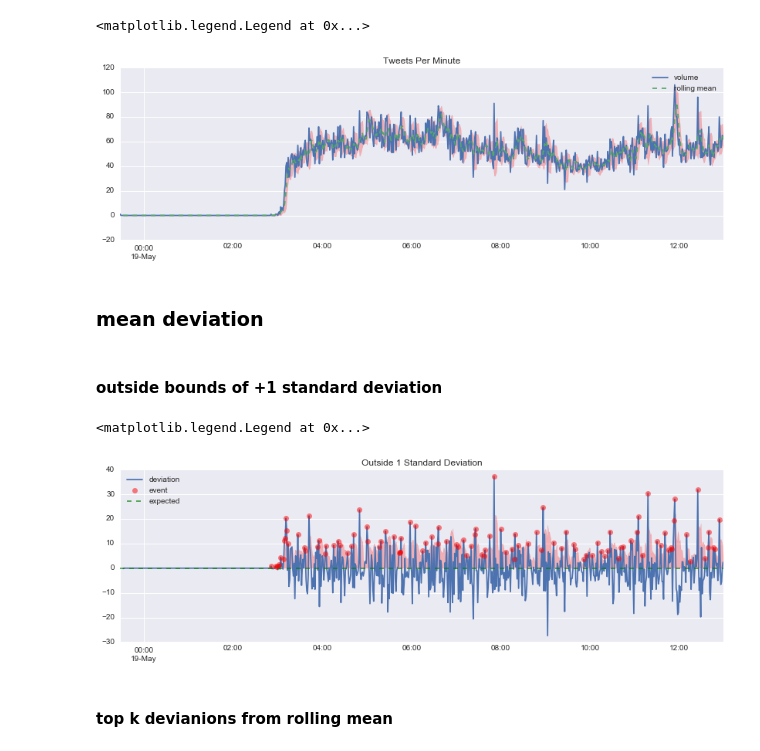
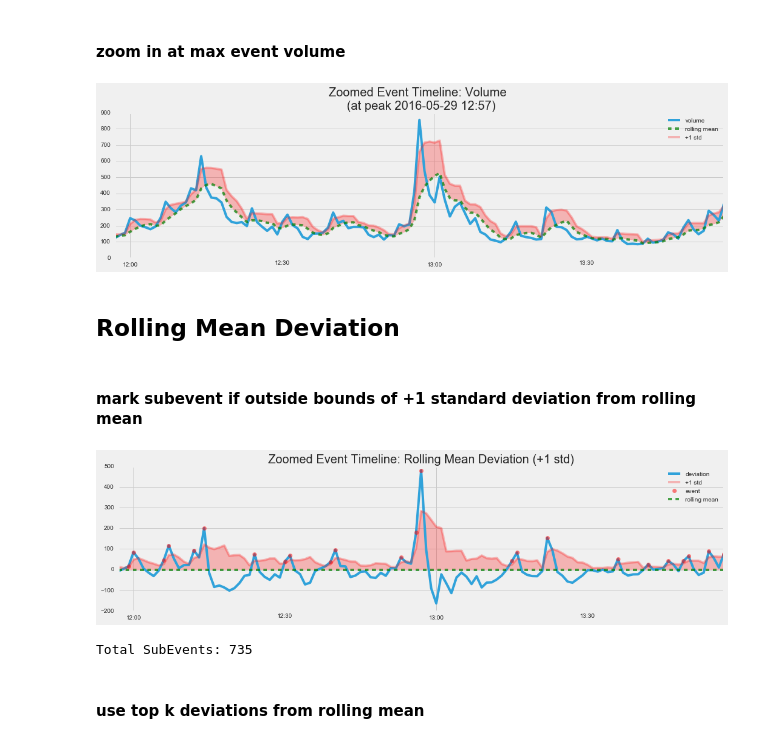
Before and after one commit to knanne/vu_msc_tweetsumm, a Jupyter notebook: final/2_event_detection.ipynb, the cells around one changed output. Saved outputs shown, nothing was run; the diff lists cells and outputs as text; code cells hidden in the pictures.

```diff
--- a/final/2_event_detection.ipynb
+++ b/final/2_event_detection.ipynb
@@ -23,0 +43,3 @@ from sklearn.metrics.pairwise import pairwise_distances
+# %%
+event_name = input('Enter Event Name: ')
+event_filename = re.sub("\W+", "", event_name.strip())
@@ -24,4 +48,4 @@ from sklearn.metrics.pairwise import pairwise_distances
 # %%
-df = pd.read_csv('data/final/event_EgyptAirFlight804_data.txt', sep='\t', encoding='utf-8', header=0, low_memory=False, parse_dates=['created_at'])
+df = pd.read_csv('data/final/event_%s_data.txt' % event_filename, sep='\t', encoding='utf-8', header=0, parse_dates=['created_at'], dtype={'twitter_id' : 'str'})
 df.shape
 # %% [output]
@@ -30,0 +55,2 @@ df.shape
+# %%
+df.set_index('twitter_id', inplace=True)
@@ -31,7 +59,4 @@ df.shape
 # %%
-#d = df.set_index('created_at').groupby([pd.TimeGrouper(freq='T')])['twitter_id'].agg(['count'])
-# zoom in range to better visualize
-dfslice = df.set_index('created_at')['2016-05-18 23':'2016-05-19 12']
-d = dfslice.groupby([pd.TimeGrouper(freq='T')])['twitter_id'].agg(['count'])
+d = df.reset_index().set_index('created_at').groupby([pd.TimeGrouper(freq='T')])['twitter_id'].agg(['count'])
 timeframe = pd.date_range(d.index.min(), d.index.max(), freq='T')
 d = d.reindex(timeframe, fill_value=0)
@@ -38,33 +73,42 @@ d = d.reindex(timeframe, fill_value=0)
+# %% [markdown]
+#### zoom in at max event volume
 # %%
-d['mean'] = d['count'].rolling(window=5).agg(['mean'])
-d['std'] = d['count'].rolling(window=5).agg(['std'])
+idxmax = d['count'].idxmax()
+zoommin = idxmax - pd.DateOffset(hours=1)
+zoommax = idxmax + pd.DateOffset(hours=1)
 
-plt.title('Tweets Per Minute')
-ax = d['count'].plot(figsize=(14,4), label='volume')
-d['mean'].plot(ax=ax, style='--', label='rolling mean')
-ax.fill_between(d.index, d['mean'] - d['std'], d['mean'] + d['std'], alpha=.25, color='r')
-plt.legend()
+plt.title('Zoomed Event Timeline: Volume \n (at peak %s)' % str(idxmax)[:16])
+ax = d[zoommin:zoommax]['count'].plot(figsize=(16,4), label='volume')
+d[zoommin:zoommax]['mean'].plot(ax=ax, style='g--', alpha=.70, label='rolling mean')
+(d[zoommin:zoommax]['mean'] + d[zoommin:zoommax]['std']).plot(ax=ax, color='r', alpha=.25, label='+1 std')
+ax.fill_between(d.index, d['mean'], d['mean'] + d['std'], alpha=.25, color='r')
+plt.legend(loc='best')
+plt.show()
 # %% [output]
-<matplotlib.legend.Legend at 0x...>
-[figure, old version]
+[figure, new version]
-# %% [markdown]
-### mean deviation
+# %% [markdown]
+## Rolling Mean Deviation
 # %% [markdown]
-#### outside bounds of +1 standard deviation
+#### mark subevent if outside bounds of +1 standard deviation from rolling mean
 # %%
 d['deviation'] = d['count'] - d['mean']
 # %%
-plt.title('Outside 1 Standard Deviation')
-ax = d['deviation'].plot(figsize=(14,4), label='deviation')
-d[d['count'] > (d['mean'] + d['std'])]['deviation'].plot(ax=ax, style='ro', alpha=.50, label='event')
-ax.axhline(y=0, linestyle='--', color='g', alpha=.70, label='expected')
+plt.title('Zoomed Event Timeline: Rolling Mean Deviation (+1 std)')
+ax = d[zoommin:zoommax]['deviation'].plot(figsize=(16,4), label='deviation')
+d[zoommin:zoommax]['std'].plot(ax=ax, color='r', alpha=.25, label='+1 std')
+d[d['count'] > (d['mean'] + d['std'])][zoommin:zoommax]['deviation'].plot(ax=ax, style='ro', alpha=.50, label='event')
+ax.axhline(y=0, linestyle='--', c='g', alpha=.70, label='rolling mean')
 ax.fill_between(d.index, 0, 0 + d['std'], alpha=.25, color='r')
 plt.legend(loc='best')
+plt.show()
 # %% [output]
-<matplotlib.legend.Legend at 0x...>
-[figure, old version]
+[figure, new version]
+# %%
+print('Total SubEvents:', d[d['count'] > (d['mean'] + d['std'])].shape[0])
+# %% [output]
+Total SubEvents: 735
 # %% [markdown]
-#### top k devianions from rolling mean
+#### use top k deviations from rolling mean
 # %%
 k = 10
 threshold = d[d['deviation']>0]['deviation'].sort_values(ascending=False).iloc[:k].min()
```
Also changed, not shown: parts of 43 cells of this notebook, 7 other files.
